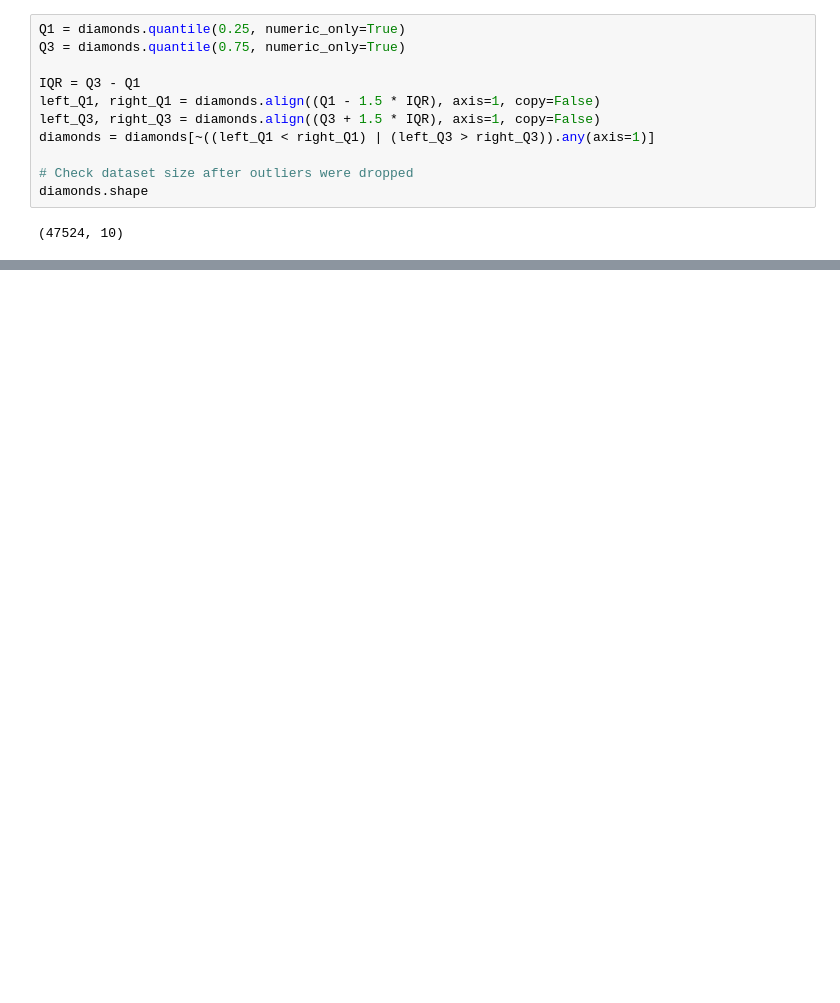
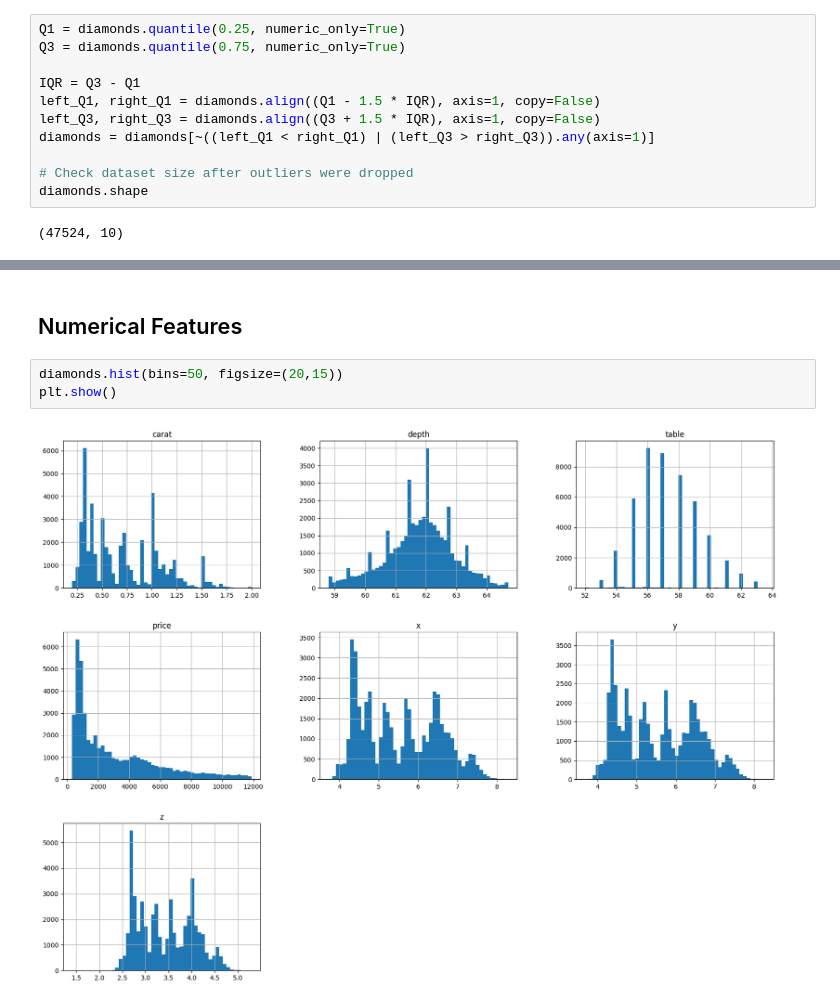
Before and after one commit to AxelSeanCP/Machine-Learning, a Jupyter notebook: Kelas Mahir/pertemuan01/diamonds_predictive_analytics.ipynb, the cells around one changed output, grey strips where cells are left out. Cells and saved outputs as stored; diff of their text form; blank space fills up the shorter version.

```diff
--- a/Kelas Mahir/pertemuan01/diamonds_predictive_analytics.ipynb
+++ b/Kelas Mahir/pertemuan01/diamonds_predictive_analytics.ipynb
@@ -177,0 +246,7 @@ diamonds.shape
+# %% [markdown]
+## Numerical Features
+# %%
+diamonds.hist(bins=50, figsize=(20,15))
+plt.show()
+# %% [output]
+[figure, added]
```
Also changed, not shown: parts of 38 cells of this notebook.
